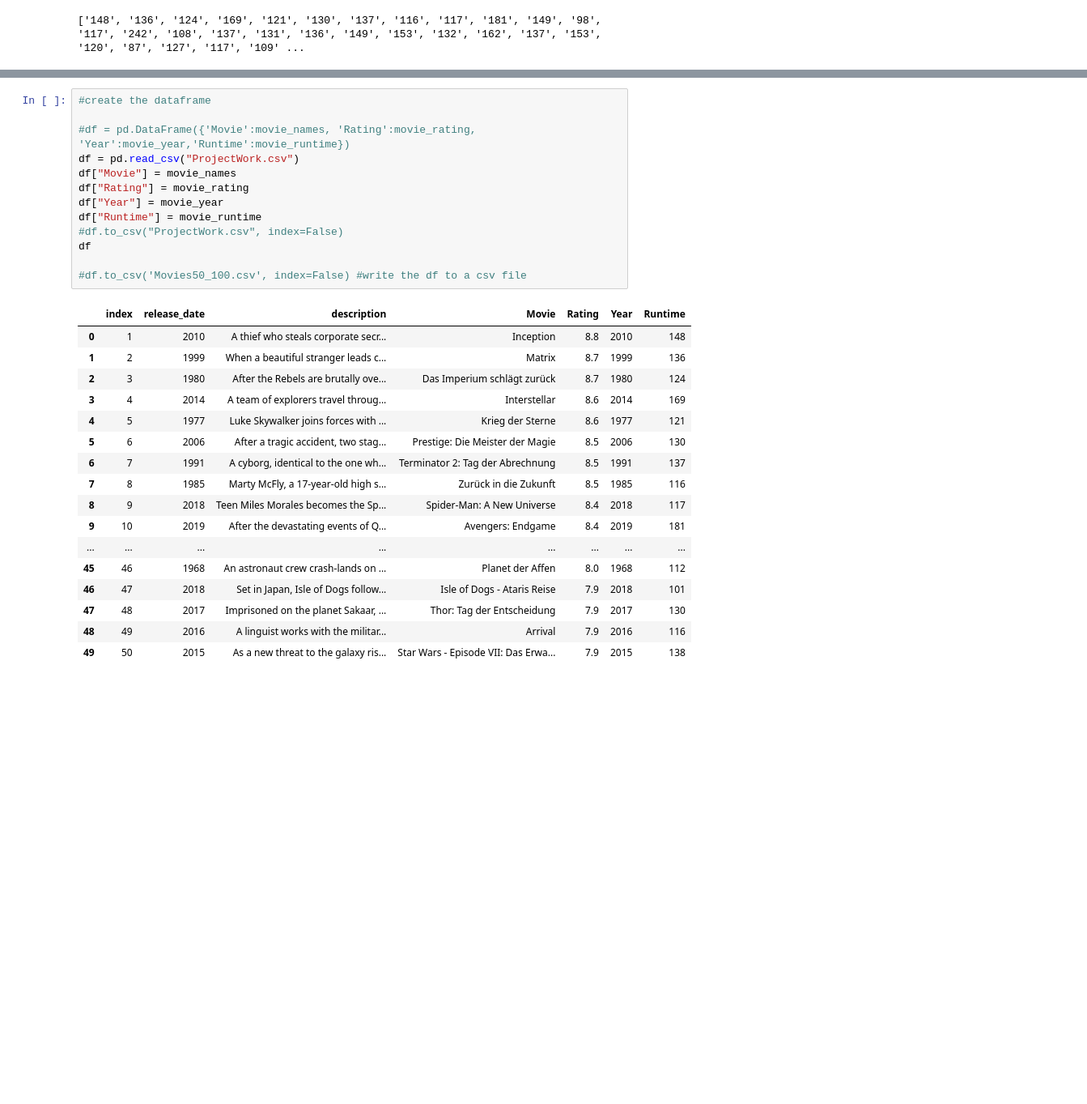
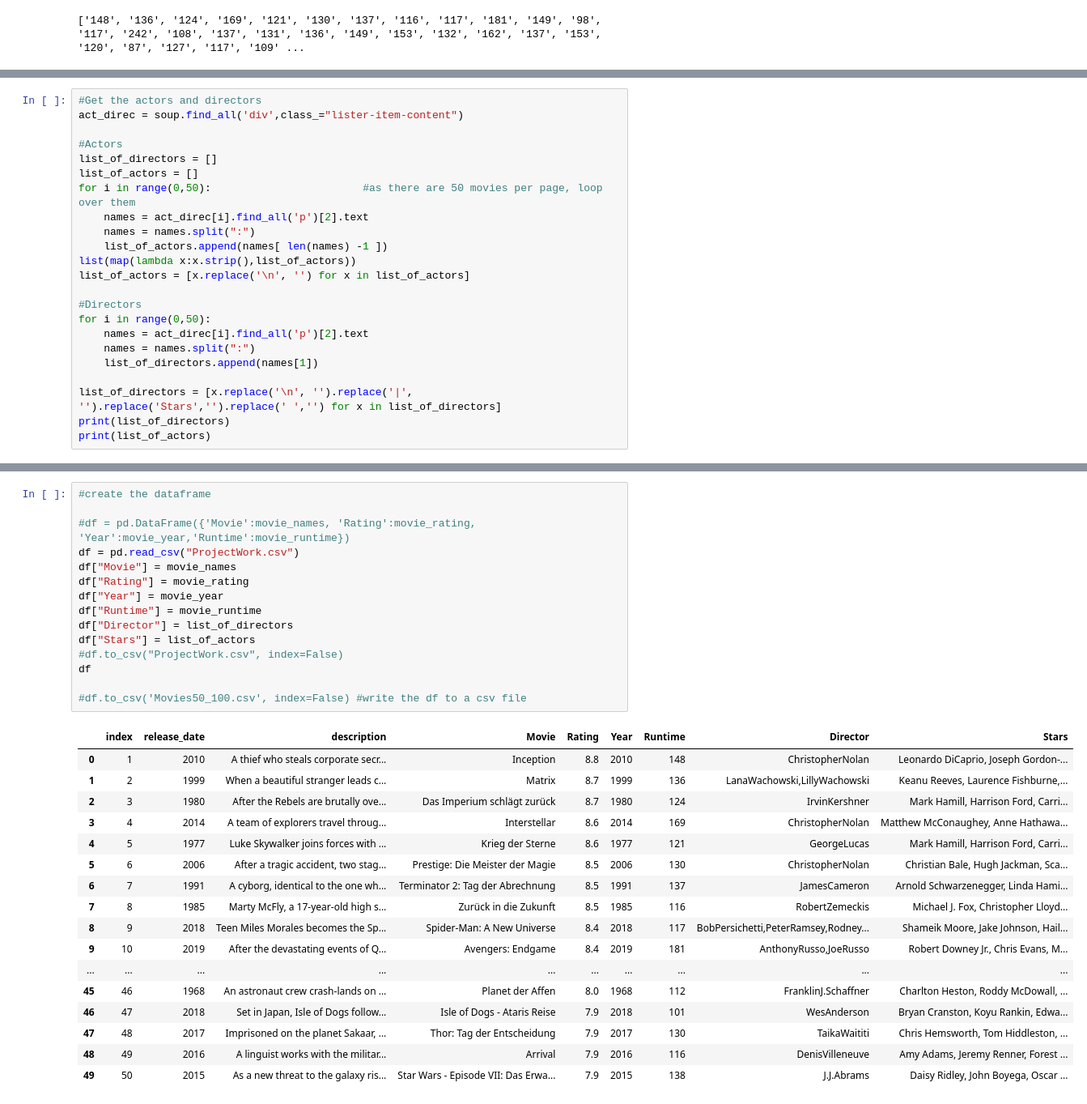
Before and after one commit to Pathi-rao/AI, a Jupyter notebook: M1_Python/d10_Movie Challenge/Webscrapping_IMDB.ipynb, the cells around one changed output, grey strips where cells are left out. Shown: that part at 81% size. Drawn from its saved outputs; the diff is of its cells as text; blank space fills up the shorter version.

Commit message:
Added directors and stars
Scrapped the names of director/s, stars and added to the dataframe.

```diff
--- a/M1_Python/d10_Movie Challenge/Webscrapping_IMDB.ipynb
+++ b/M1_Python/d10_Movie Challenge/Webscrapping_IMDB.ipynb
@@ -99,0 +79,23 @@ print(movie_runtime)                                        #cleaned movie runti
+# %%
+#Get the actors and directors
+act_direc = soup.find_all('div',class_="lister-item-content")
+
+#Actors
+list_of_directors = []
+list_of_actors = []
+for i in range(0,50):                        #as there are 50 movies per page, loop over them
+    names = act_direc[i].find_all('p')[2].text
+    names = names.split(":")
+    list_of_actors.append(names[ len(names) -1 ])
+list(map(lambda x:x.strip(),list_of_actors))
+list_of_actors = [x.replace('\n', '') for x in list_of_actors]
+
+#Directors
+for i in range(0,50):
+    names = act_direc[i].find_all('p')[2].text
+    names = names.split(":")
+    list_of_directors.append(names[1])
+
+list_of_directors = [x.replace('\n', '').replace('|', '').replace('Stars','').replace(' ','') for x in list_of_directors]
+print(list_of_directors)
+print(list_of_actors)
@@ -100,31 +105,33 @@ print(movie_runtime)                                        #cleaned movie runti
 # %%
 #create the dataframe
 
 #df = pd.DataFrame({'Movie':movie_names, 'Rating':movie_rating, 'Year':movie_year,'Runtime':movie_runtime})
 df = pd.read_csv("ProjectWork.csv")
 df["Movie"] = movie_names
 df["Rating"] = movie_rating
 df["Year"] = movie_year
 df["Runtime"] = movie_runtime
+df["Director"] = list_of_directors
+df["Stars"] = list_of_actors
 #df.to_csv("ProjectWork.csv", index=False)
 df
 
 #df.to_csv('Movies50_100.csv', index=False) #write the df to a csv file
 # %% [output]
-|  | index | release_date | description | Movie | Rating | Year | Runtime |
-| 0 | 1 | 2010 | A thief who steals corporate secr... | Inception | 8.8 | 2010 | 148 |
-| 1 | 2 | 1999 | When a beautiful stranger leads c... | Matrix | 8.7 | 1999 | 136 |
-| 2 | 3 | 1980 | After the Rebels are brutally ove... | Das Imperium schlägt zurück | 8.7 | 1980 | 124 |
-| 3 | 4 | 2014 | A team of explorers travel throug... | Interstellar | 8.6 | 2014 | 169 |
-| 4 | 5 | 1977 | Luke Skywalker joins forces with ... | Krieg der Sterne | 8.6 | 1977 | 121 |
-| 5 | 6 | 2006 | After a tragic accident, two stag... | Prestige: Die Meister der Magie | 8.5 | 2006 | 130 |
-| 6 | 7 | 1991 | A cyborg, identical to the one wh... | Terminator 2: Tag der Abrechnung | 8.5 | 1991 | 137 |
-| 7 | 8 | 1985 | Marty McFly, a 17-year-old high s... | Zurück in die Zukunft | 8.5 | 1985 | 116 |
-| 8 | 9 | 2018 | Teen Miles Morales becomes the Sp... | Spider-Man: A New Universe | 8.4 | 2018 | 117 |
-| 9 | 10 | 2019 | After the devastating events of Q... | Avengers: Endgame | 8.4 | 2019 | 181 |
-| ... | ... | ... | ... | ... | ... | ... | ... |
-| 45 | 46 | 1968 | An astronaut crew crash-lands on ... | Planet der Affen | 8.0 | 1968 | 112 |
-| 46 | 47 | 2018 | Set in Japan, Isle of Dogs follow... | Isle of Dogs - Ataris Reise | 7.9 | 2018 | 101 |
-| 47 | 48 | 2017 | Imprisoned on the planet Sakaar, ... | Thor: Tag der Entscheidung | 7.9 | 2017 | 130 |
-| 48 | 49 | 2016 | A linguist works with the militar... | Arrival | 7.9 | 2016 | 116 |
-| 49 | 50 | 2015 | As a new threat to the galaxy ris... | Star Wars - Episode VII: Das Erwa... | 7.9 | 2015 | 138 |
+|  | index | release_date | description | Movie | Rating | Year | Runtime | Director | Stars |
+| 0 | 1 | 2010 | A thief who steals corporate secr... | Inception | 8.8 | 2010 | 148 | ChristopherNolan | Leonardo DiCaprio, Joseph Gordon-... |
+| 1 | 2 | 1999 | When a beautiful stranger leads c... | Matrix | 8.7 | 1999 | 136 | LanaWachowski,LillyWachowski | Keanu Reeves, Laurence Fishburne,... |
+| 2 | 3 | 1980 | After the Rebels are brutally ove... | Das Imperium schlägt zurück | 8.7 | 1980 | 124 | IrvinKershner | Mark Hamill, Harrison Ford, Carri... |
+| 3 | 4 | 2014 | A team of explorers travel throug... | Interstellar | 8.6 | 2014 | 169 | ChristopherNolan | Matthew McConaughey, Anne Hathawa... |
+| 4 | 5 | 1977 | Luke Skywalker joins forces with ... | Krieg der Sterne | 8.6 | 1977 | 121 | GeorgeLucas | Mark Hamill, Harrison Ford, Carri... |
+| 5 | 6 | 2006 | After a tragic accident, two stag... | Prestige: Die Meister der Magie | 8.5 | 2006 | 130 | ChristopherNolan | Christian Bale, Hugh Jackman, Sca... |
+| 6 | 7 | 1991 | A cyborg, identical to the one wh... | Terminator 2: Tag der Abrechnung | 8.5 | 1991 | 137 | JamesCameron | Arnold Schwarzenegger, Linda Hami... |
+| 7 | 8 | 1985 | Marty McFly, a 17-year-old high s... | Zurück in die Zukunft | 8.5 | 1985 | 116 | RobertZemeckis | Michael J. Fox, Christopher Lloyd... |
+| 8 | 9 | 2018 | Teen Miles Morales becomes the Sp... | Spider-Man: A New Universe | 8.4 | 2018 | 117 | BobPersichetti,PeterRamsey,Rodney... | Shameik Moore, Jake Johnson, Hail... |
+| 9 | 10 | 2019 | After the devastating events of Q... | Avengers: Endgame | 8.4 | 2019 | 181 | AnthonyRusso,JoeRusso | Robert Downey Jr., Chris Evans, M... |
+| ... | ... | ... | ... | ... | ... | ... | ... | ... | ... |
+| 45 | 46 | 1968 | An astronaut crew crash-lands on ... | Planet der Affen | 8.0 | 1968 | 112 | FranklinJ.Schaffner | Charlton Heston, Roddy McDowall, ... |
+| 46 | 47 | 2018 | Set in Japan, Isle of Dogs follow... | Isle of Dogs - Ataris Reise | 7.9 | 2018 | 101 | WesAnderson | Bryan Cranston, Koyu Rankin, Edwa... |
+| 47 | 48 | 2017 | Imprisoned on the planet Sakaar, ... | Thor: Tag der Entscheidung | 7.9 | 2017 | 130 | TaikaWaititi | Chris Hemsworth, Tom Hiddleston, ... |
+| 48 | 49 | 2016 | A linguist works with the militar... | Arrival | 7.9 | 2016 | 116 | DenisVilleneuve | Amy Adams, Jeremy Renner, Forest ... |
+| 49 | 50 | 2015 | As a new threat to the galaxy ris... | Star Wars - Episode VII: Das Erwa... | 7.9 | 2015 | 138 | J.J.Abrams | Daisy Ridley, John Boyega, Oscar ... |
```
Also changed, not shown: parts of 6 cells of this notebook.
